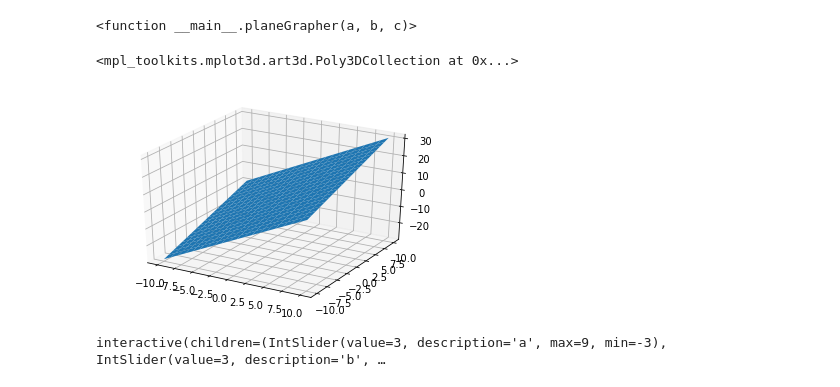
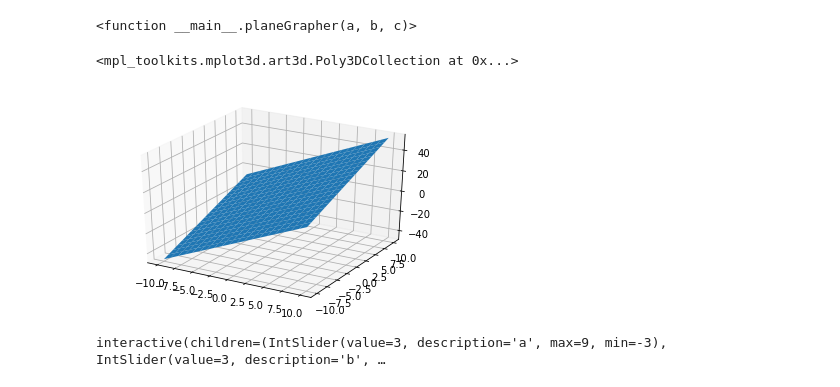
Before and after one commit to spencerWyman/linear_regression_tutorial, a Jupyter notebook: Linear Regression Tutorial.ipynb, the cells around one changed output. Cells and saved outputs as stored; diff of their text form; code cells hidden in the pictures.

```diff
--- a/Linear Regression Tutorial.ipynb
+++ b/Linear Regression Tutorial.ipynb
@@ -245,23 +239,23 @@ interact(planeGrapher, a=3, b=3, c=3)
 interactive(children=(IntSlider(value=3, description='a', max=9, min=-3), IntSlider(value=3, description='b', …
 <function __main__.planeGrapher(a, b, c)>
 # %%
-beta_big = np.array([[2], [1], [1]])
+beta_big = np.array([[3], [2], [3]])
 plane = line_maker_algebraic(beta_big)
 
 _, ax = make_3d_axes()
 xs = np.linspace(-10, 10, 20)
 ys = np.linspace(-10, 10, 20)
 
 X, Y = np.meshgrid(xs, ys)
 ones = np.ones((1, 400))
 coordinates = np.append(X.flatten().reshape(1,400), Y.flatten().reshape(1,400), axis=0)
 coordinates = np.append(coordinates, ones, axis=0)
 Z = plane(coordinates.transpose()).reshape(20, 20)
 
 ax.plot_surface(X, Y, Z)
 # %% [output]
 <mpl_toolkits.mplot3d.art3d.Poly3DCollection at 0x...>
-[figure, old version]
+[figure, new version]
 # %%
 def lin_alg_plane_grapher(a, b, c):
     beta = np.array([[a], [b], [c]])
```
Also changed, not shown: parts of 14 cells of this notebook.
